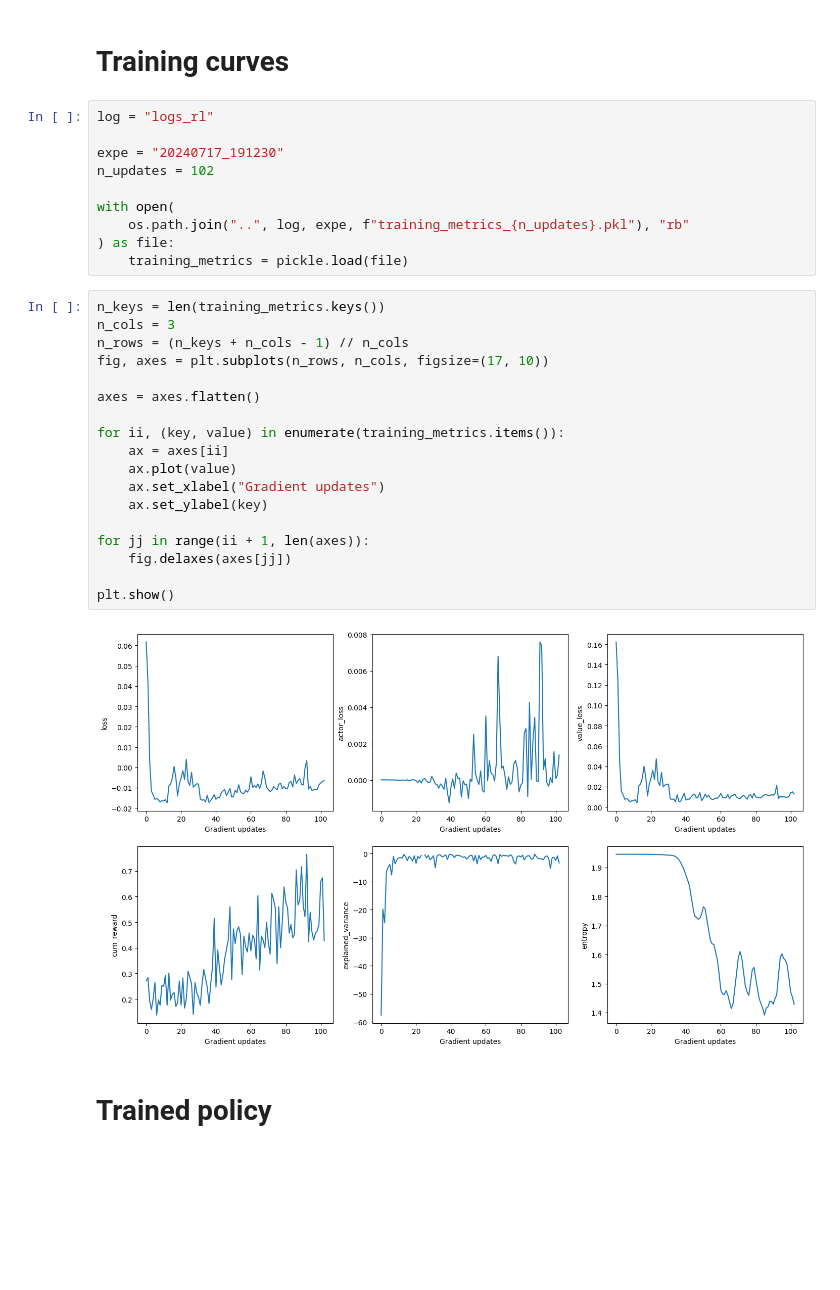
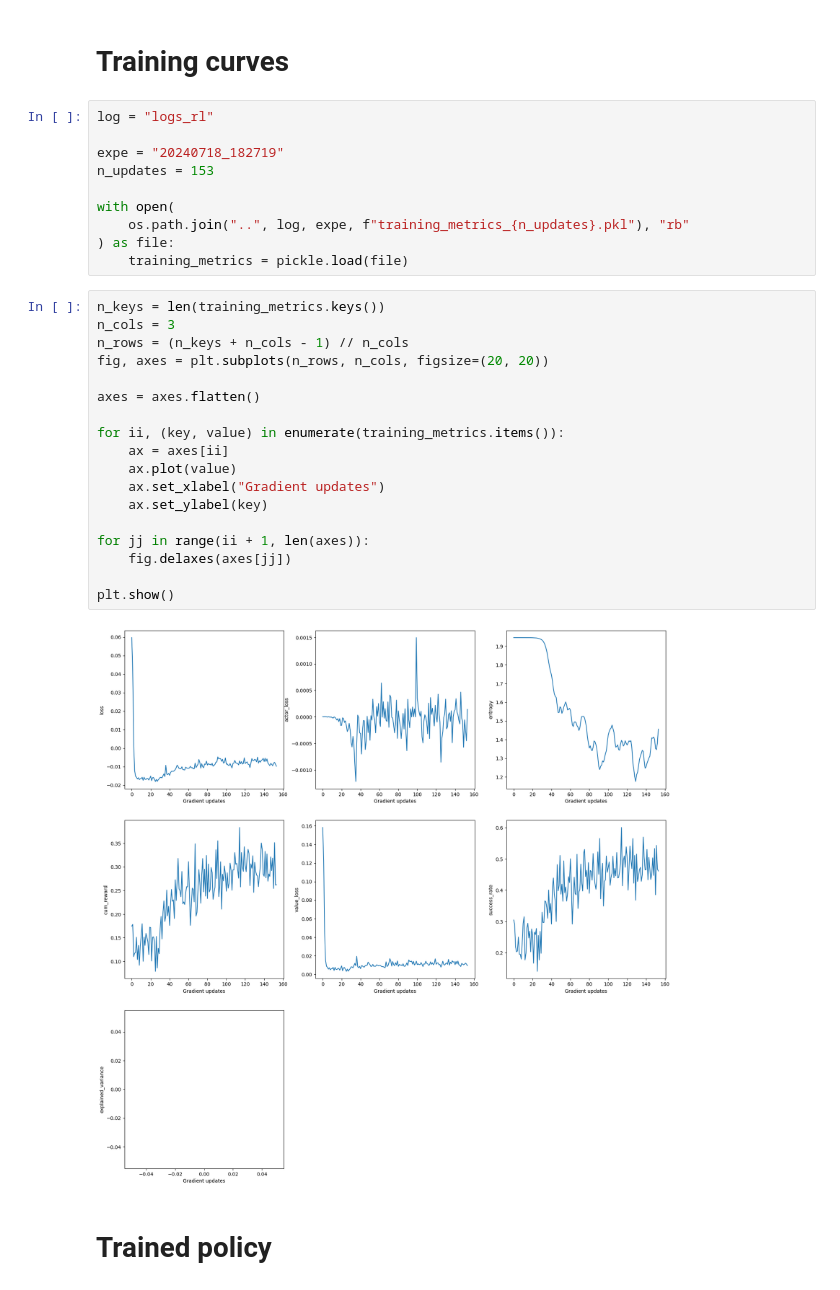
Before and after one commit to clemgris/train_RL_with_LLM, a Jupyter notebook: notebooks/vis_polivy.ipynb, the cells around one changed output. Saved outputs shown, nothing was run; the diff lists cells and outputs as text; blank space fills up the shorter version.

```diff
--- a/notebooks/vis_polivy.ipynb
+++ b/notebooks/vis_polivy.ipynb
@@ -21,8 +25,8 @@ from tRLwLLM.model import ExtractObs, KeyExtractor, ActorCriticRNN, ScannedRNN
 # %%
 log = "logs_rl"
 
-expe = "20240717_191230"
-n_updates = 102
+expe = "20240718_182719"
+n_updates = 153
 
 with open(
     os.path.join("..", log, expe, f"training_metrics_{n_updates}.pkl"), "rb"
@@ -31,23 +35,23 @@ with open(
 # %%
 n_keys = len(training_metrics.keys())
 n_cols = 3
 n_rows = (n_keys + n_cols - 1) // n_cols
-fig, axes = plt.subplots(n_rows, n_cols, figsize=(17, 10))
+fig, axes = plt.subplots(n_rows, n_cols, figsize=(20, 20))
 
 axes = axes.flatten()
 
 for ii, (key, value) in enumerate(training_metrics.items()):
     ax = axes[ii]
     ax.plot(value)
     ax.set_xlabel("Gradient updates")
     ax.set_ylabel(key)
 
 for jj in range(ii + 1, len(axes)):
     fig.delaxes(axes[jj])
 
 plt.show()
 # %% [output]
-[figure, old version]
+[figure, new version]
 # %% [markdown]
 # Trained policy
 # %%
```
Also changed, not shown: parts of 6 cells of this notebook, 4 other files.
